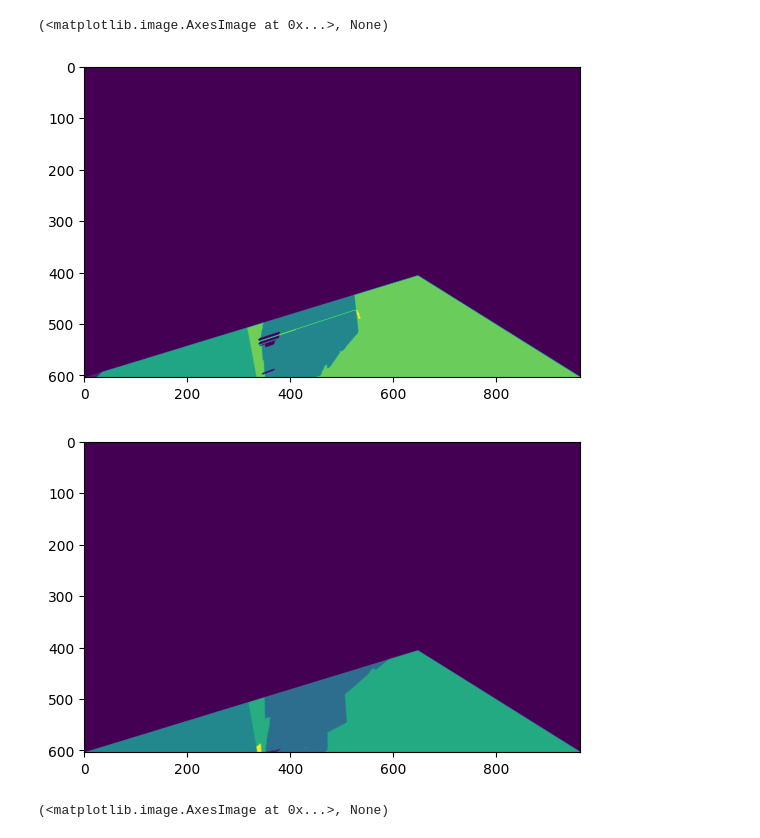
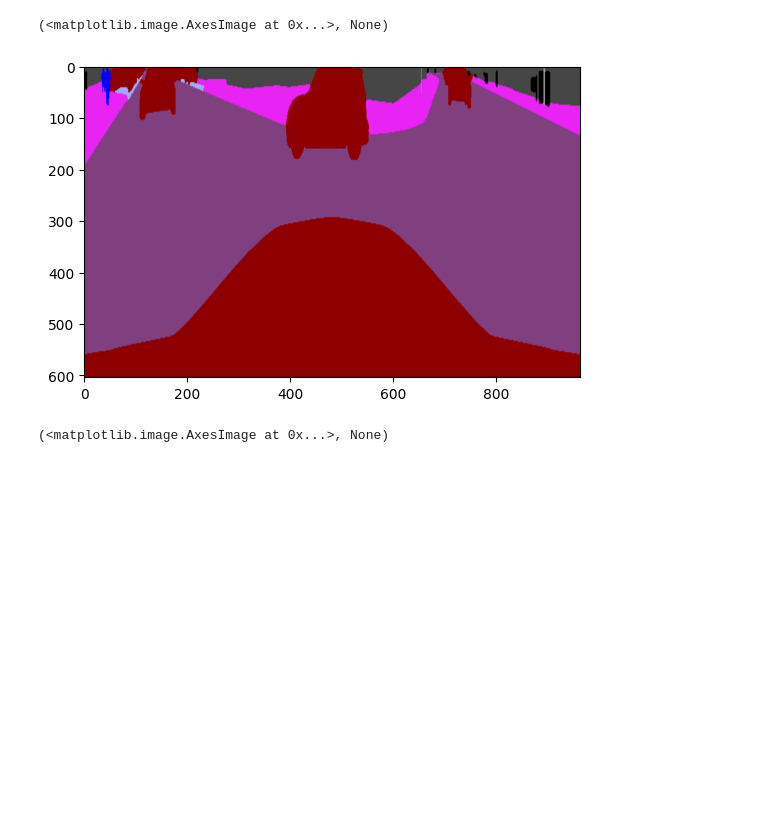
Before and after one commit to wuyasan/CVFinalProject, a Jupyter notebook: notebooks/orb.ipynb, the cells around one changed output. Cells and saved outputs as stored; diff of their text form; code cells hidden in the pictures; blank space fills up the shorter version.

```diff
--- a/notebooks/orb.ipynb
+++ b/notebooks/orb.ipynb
@@ -113,10 +82,14 @@ def warp_perspective(img_in):
-# %%
-warp = warp_perspective(gray2)
-plt.imshow(warp), plt.show()
-
-warp2 = warp_perspective(gray1)
-plt.imshow(warp2), plt.show()
-# %% [output]
-[figure, removed]
-[figure, removed]
-(<matplotlib.image.AxesImage at 0x...>, None)
+# %%
+height, width = image2.shape[:2]
+
+src_points = np.array([[0, 300], [width, 300], [0, height], [width, height]], dtype=np.float32)
+
+dst_points = np.array([[0,0], [width, 0], [0, height], [width, height]], dtype=np.float32)
+
+M1 = cv2.getPerspectiveTransform(src_points, dst_points)
+
+warped = cv2.warpPerspective(image2, M1, (width, height))
+plt.imshow(warped), plt.show()
+# %% [output]
+[figure, added]
+(<matplotlib.image.AxesImage at 0x...>, None)
```
Also changed, not shown: parts of 1 cell of this notebook.
